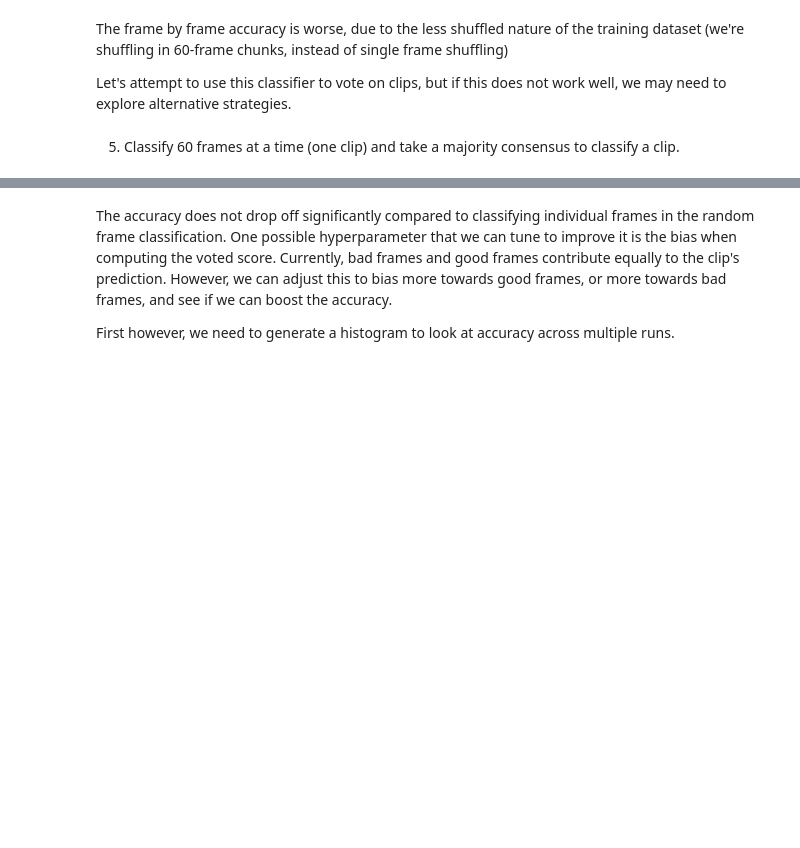
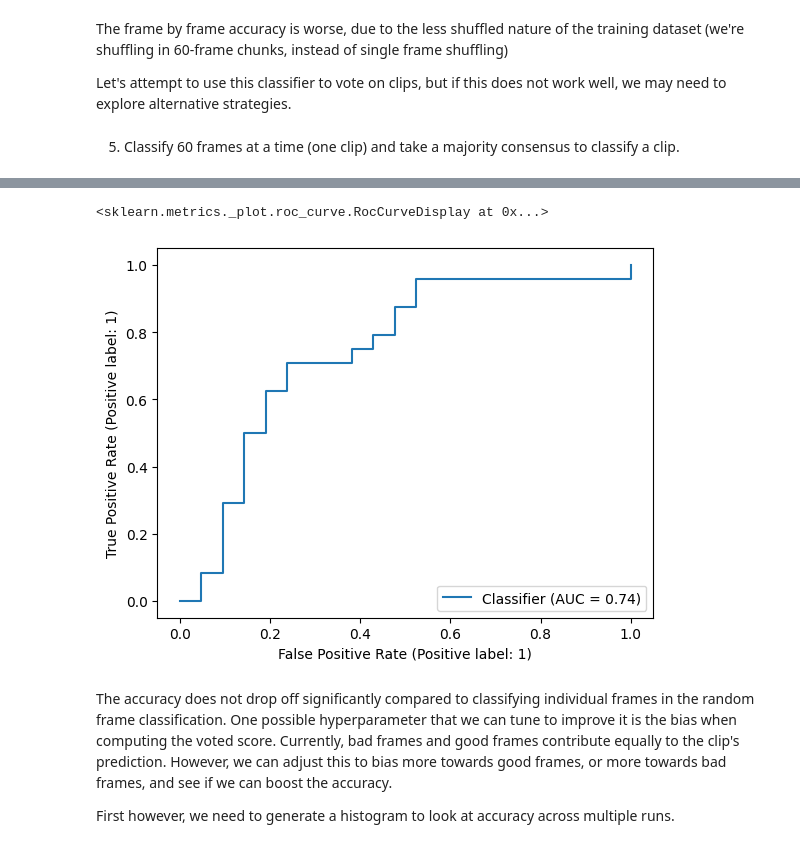
Before and after one commit to afnanmmir/Shot-Predictor, a Jupyter notebook: models/rev2_catboost/rev2cboost.ipynb, the cells around one changed output, grey strips where cells are left out. Drawn from its saved outputs; the diff is of its cells as text; code cells hidden in the pictures; blank space fills up the shorter version.

```diff
--- a/models/rev2_catboost/rev2cboost.ipynb
+++ b/models/rev2_catboost/rev2cboost.ipynb
@@ -322,3 +322,9 @@ ROC AUC: 0.7162698412698413
+# %%
+from sklearn.metrics import RocCurveDisplay
+RocCurveDisplay.from_predictions(y_test_C,softpreds)
+# %% [output]
+<sklearn.metrics._plot.roc_curve.RocCurveDisplay at 0x...>
+[figure, added]
 # %% [markdown]
 The accuracy does not drop off significantly compared to classifying individual frames in the random frame classification. One possible hyperparameter that we can tune to improve it is the bias when computing the voted score. Currently, bad frames and good frames contribute equally to the clip's prediction. However, we can adjust this to bias more towards good frames, or more towards bad frames, and see if we can boost the accuracy.
 
```
Also changed, not shown: parts of 15 cells of this notebook.
